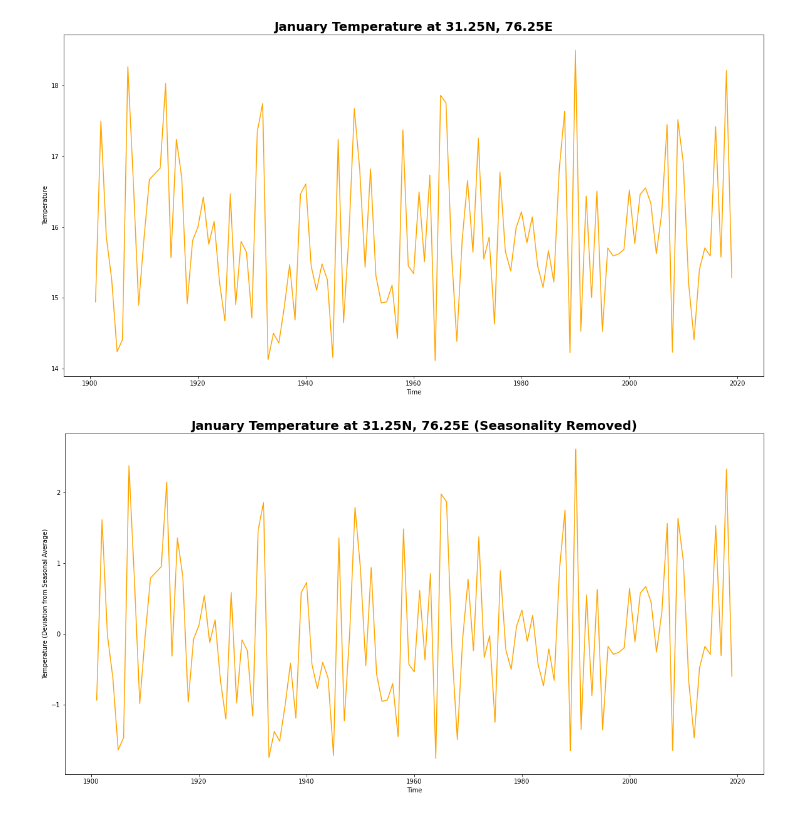
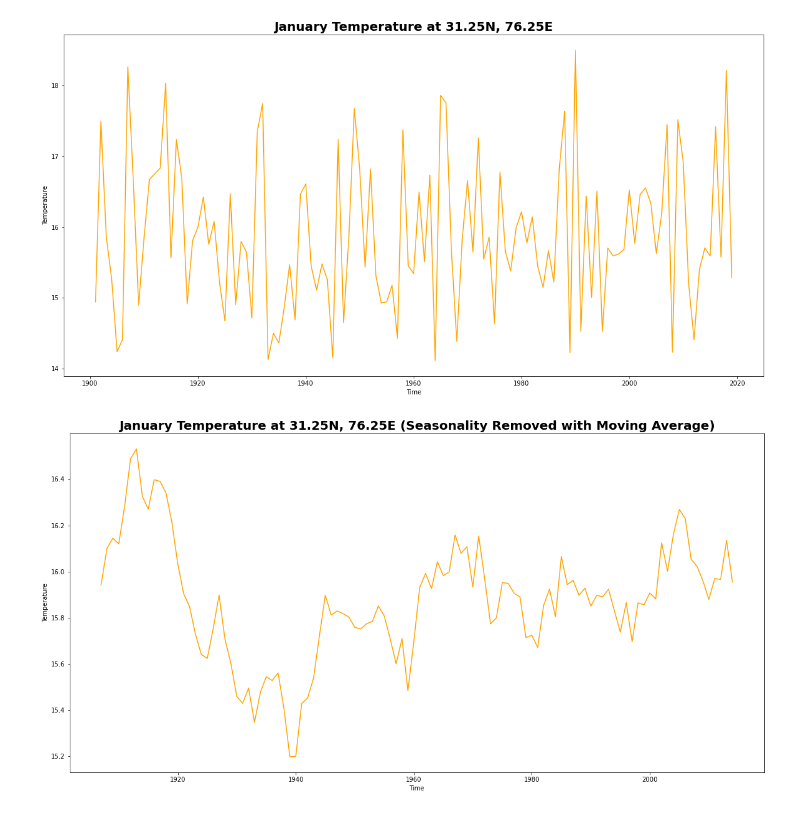
Before and after one commit to alliajagbe/time-series, a Jupyter notebook: timedata2.ipynb, the cells around one changed output. Saved outputs shown, nothing was run; the diff lists cells and outputs as text; code cells hidden in the pictures.

```diff
--- a/timedata2.ipynb
+++ b/timedata2.ipynb
@@ -130,16 +130,22 @@ plt.show()
 [figure]
 # %%
 # getting rid of seasonality in the data
-# Group data by month and subtract monthly mean to remove seasonality
+# Get the January data
 january_data = tasmax_location.sel(time=tasmax_location.time.dt.month==1)
-january_data = january_data.groupby('time.month').apply(lambda x: x - x.mean())
 
+# Define the window size for the rolling average (in units of months)
+window_size = 12
+
+# Calculate the rolling average
+rolling_avg = january_data.temp.rolling(time=window_size, center=True).mean()
+
+# Plot the rolling average data
 plt.close('all')
 plt.figure(figsize=(20,10))
-plt.plot(january_data.time, january_data.temp.values,'orange')
-plt.title('January Temperature at 31.25N, 76.25E (Seasonality Removed)', fontsize=20, fontweight='bold')
+plt.plot(january_data.time, rolling_avg, 'orange')
+plt.title('January Temperature at 31.25N, 76.25E (Seasonality Removed with Moving Average)', fontsize=20, fontweight='bold')
 plt.xlabel('Time')
-plt.ylabel('Temperature (Deviation from Seasonal Average)')
+plt.ylabel('Temperature')
 plt.show()
 # %% [output]
-[figure, old version]
+[figure, new version]
```
